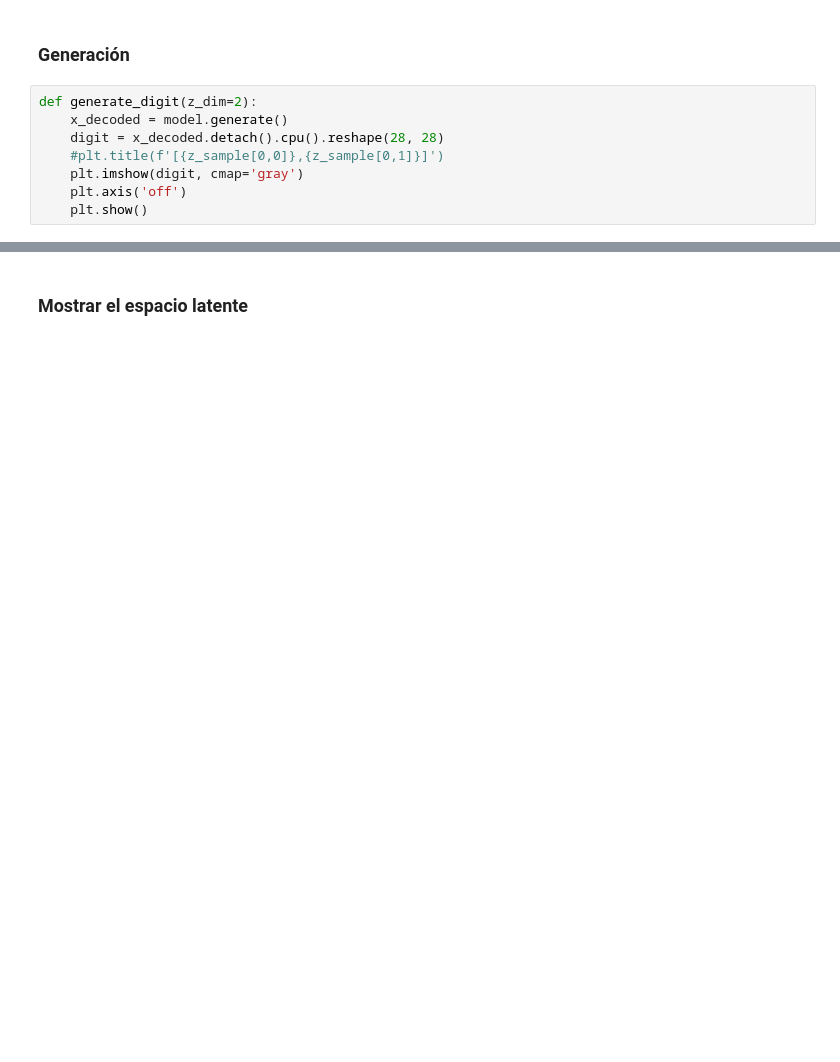
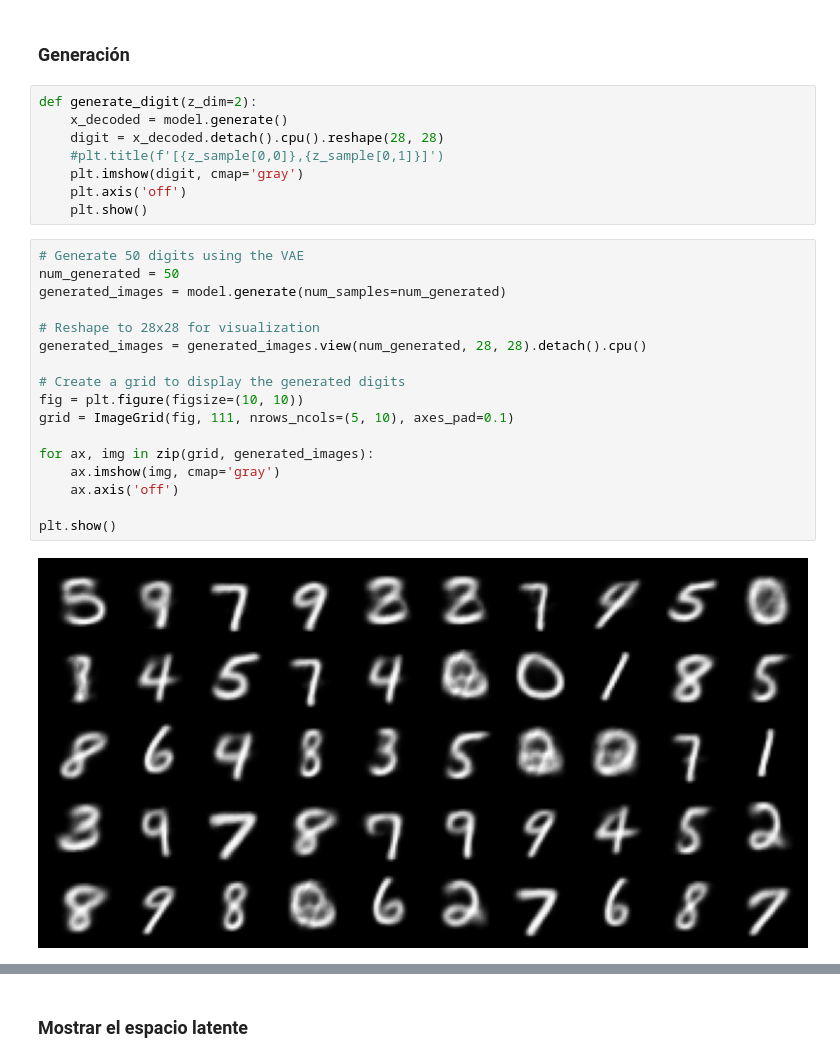
Before and after one commit to joacoguerrae/ia_generativa, a Jupyter notebook: practico_4/VariationalAutoEncoder_letra.ipynb, the cells around one changed output, grey strips where cells are left out. Drawn from its saved outputs; the diff is of its cells as text; blank space fills up the shorter version.

```diff
--- a/practico_4/VariationalAutoEncoder_letra.ipynb
+++ b/practico_4/VariationalAutoEncoder_letra.ipynb
@@ -214,5 +262,24 @@ def generate_digit(z_dim=2):
     plt.imshow(digit, cmap='gray')
     plt.axis('off')
     plt.show()
+# %%
+# Generate 50 digits using the VAE
+num_generated = 50
+generated_images = model.generate(num_samples=num_generated)
+
+# Reshape to 28x28 for visualization
+generated_images = generated_images.view(num_generated, 28, 28).detach().cpu()
+
+# Create a grid to display the generated digits
+fig = plt.figure(figsize=(10, 10))
+grid = ImageGrid(fig, 111, nrows_ncols=(5, 10), axes_pad=0.1)
+
+for ax, img in zip(grid, generated_images):
+    ax.imshow(img, cmap='gray')
+    ax.axis('off')
+
+plt.show()
+# %% [output]
+[figure, added]
 # %%
 generate_digit()
```
Also changed, not shown: parts of 9 cells of this notebook, 1 other file.
